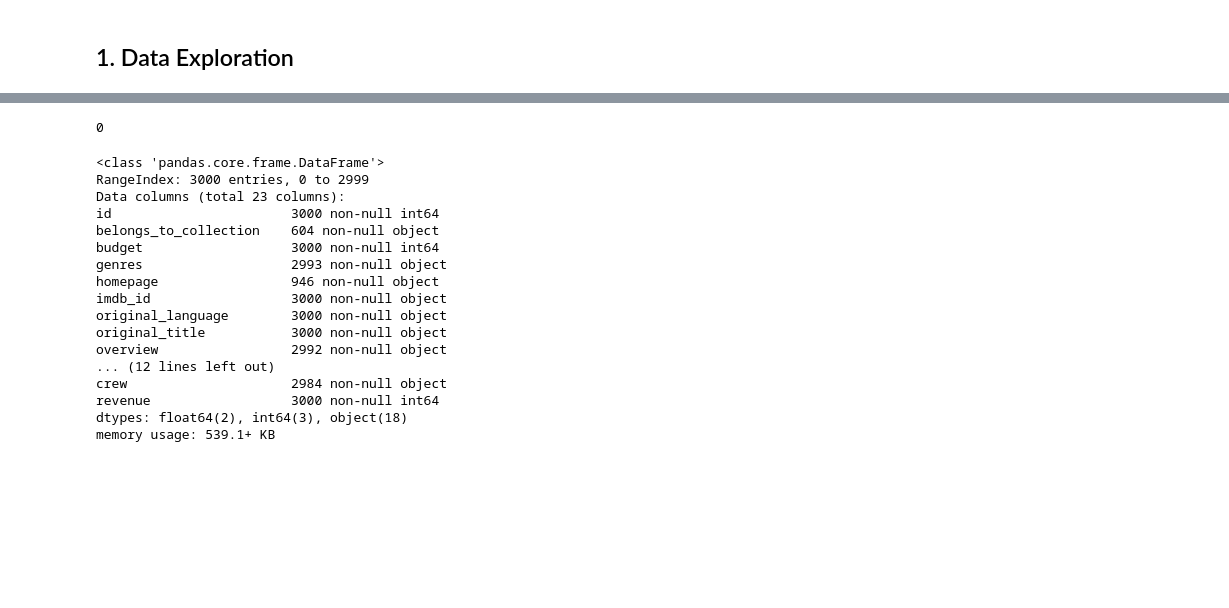
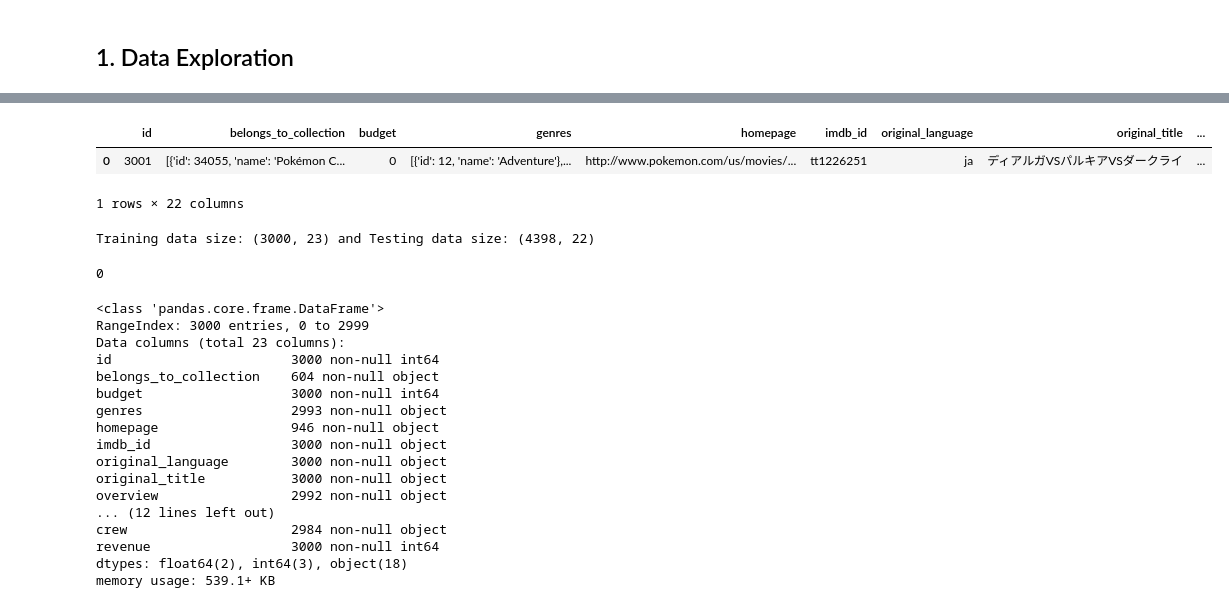
Before and after one commit to manish310/Machine-Learning-Capstone-Project, a Jupyter notebook: TMDB_Capstone.ipynb, the cells around one changed output, grey strips where cells are left out. Cells and saved outputs as stored; diff of their text form; code cells hidden in the pictures; blank space fills up the shorter version.

```diff
--- a/TMDB_Capstone.ipynb
+++ b/TMDB_Capstone.ipynb
@@ -30,2 +38,13 @@ tmdb.shape
+# %%
+tmdb_test.head(1)
+# %% [output]
+|  | id | belongs_to_collection | budget | genres | homepage | imdb_id | original_language | original_title | ... |
+| 0 | 3001 | [{'id': 34055, 'name': 'Pokémon C... | 0 | [{'id': 12, 'name': 'Adventure'},... | http://www.pokemon.com/us/movies/... | tt1226251 | ja | ディアルガVSパルキアVSダークライ | ... |
+1 rows × 22 columns
+# %%
+# Checking size of the datasets
+print("Training data size: {} and Testing data size: {}".format(tmdb_train.shape,tmdb_test.shape))
+# %% [output]
+Training data size: (3000, 23) and Testing data size: (4398, 22)
 # %%
 # Checking for duplicate values
```
Also changed, not shown: parts of 51 cells of this notebook.
